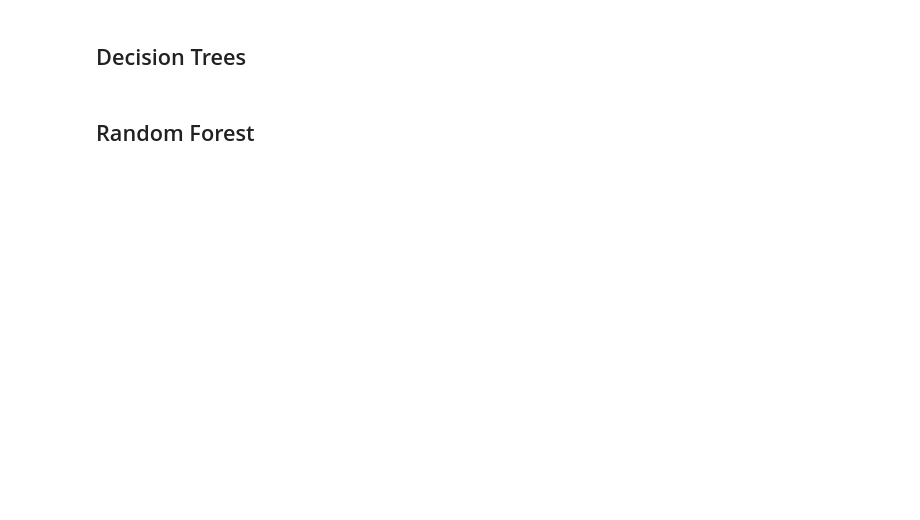
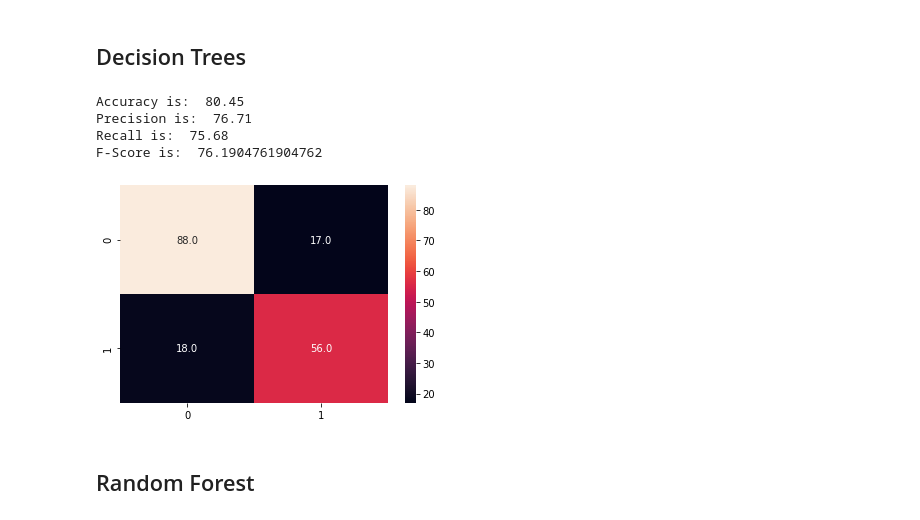
Before and after one commit to chiderac/Titanic-Coursework, a Jupyter notebook: Titanic Coursework.ipynb, the cells around one changed output. Saved outputs shown, nothing was run; the diff lists cells and outputs as text; code cells hidden in the pictures; blank space fills up the shorter version.

```diff
--- a/Titanic Coursework.ipynb
+++ b/Titanic Coursework.ipynb
@@ -1016,11 +1048,17 @@ classify(clf, X,y)
 # %%
 from sklearn.tree import DecisionTreeClassifier
 clf = DecisionTreeClassifier()
-classify(clf, X,y)
+classify(clf, X,y, 4)
 #decision_tree.fit(X_train, Y_train)
 #Y_pred = decision_tree.predict(X_test)
 #acc_decision_tree = round(decision_tree.score(X_train, Y_train) * 100, 2)
 #acc_decision_tree
+# %% [output]
+Accuracy is:  80.45
+Precision is:  76.71
+Recall is:  75.68
+F-Score is:  76.1904761904762
+[figure, added]
 # %% [markdown]
 ## Random Forest
 # %%
```
Also changed, not shown: parts of 47 cells of this notebook.
